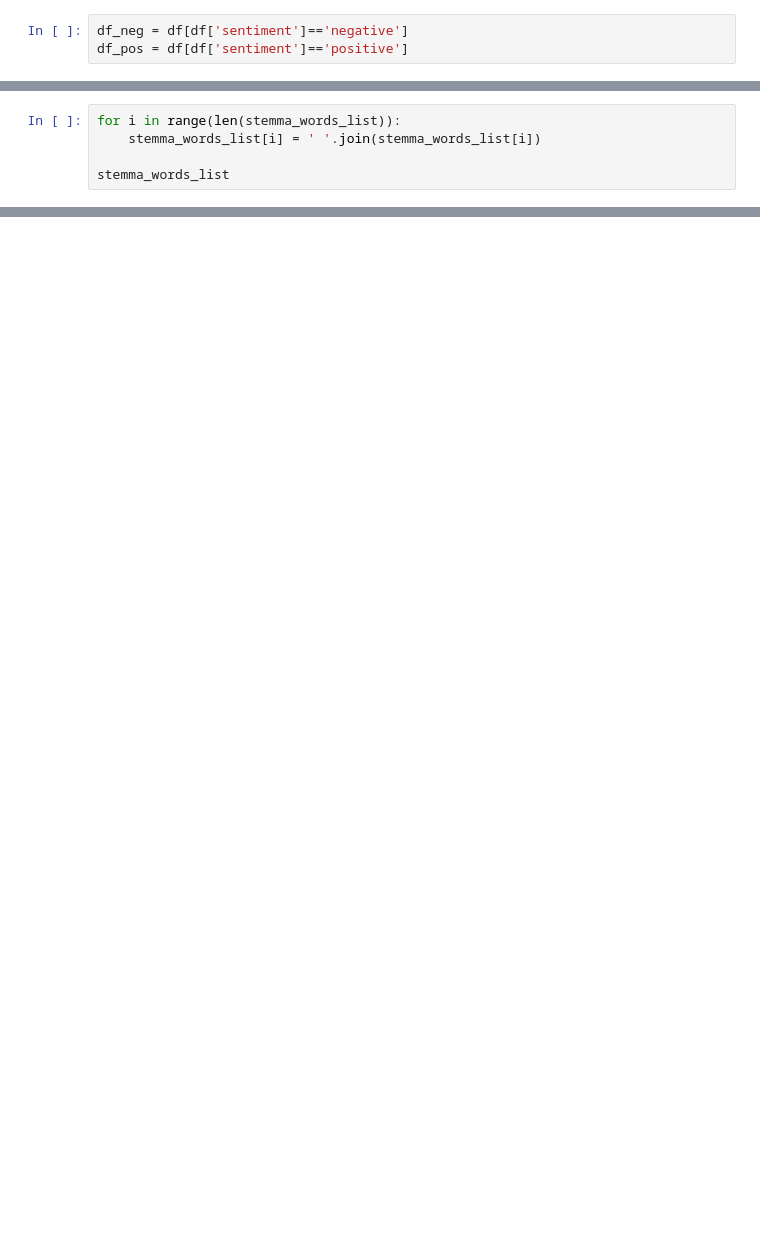
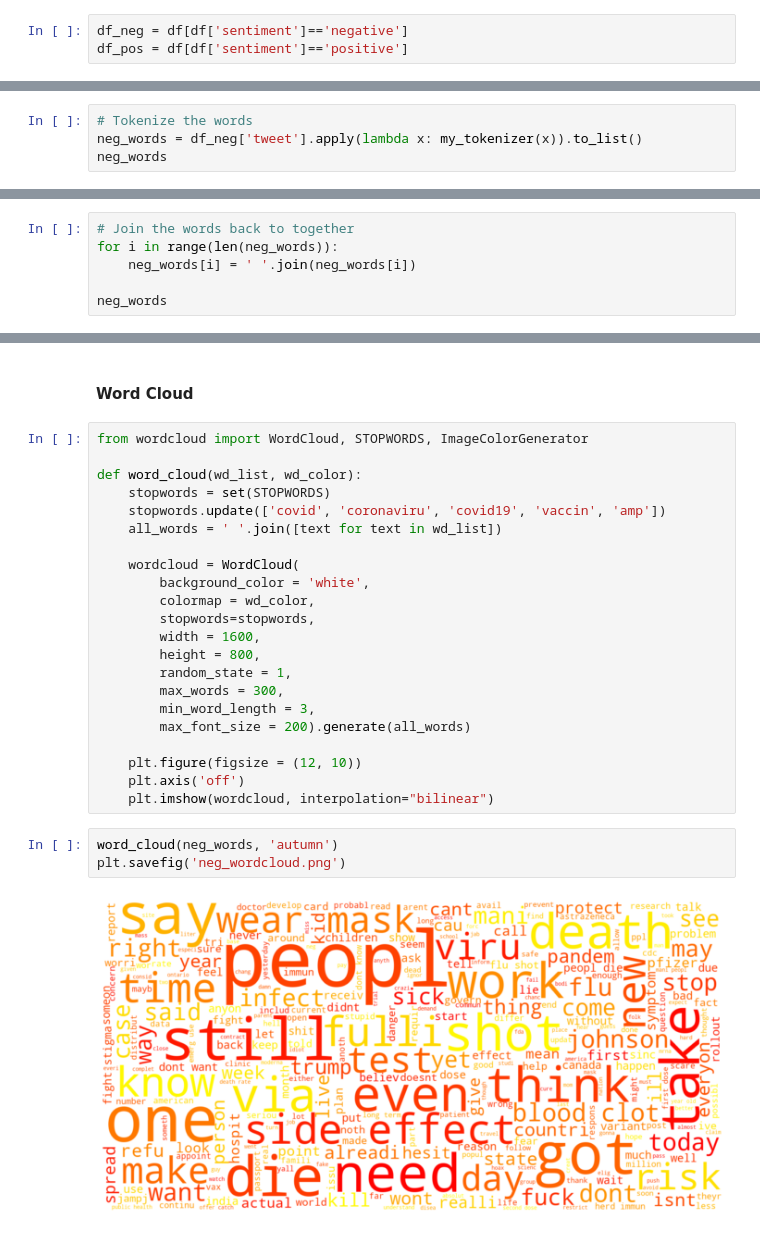
Before and after one commit to rachel-jfc/Covid-19_Vaccine_Sentiment_Analysis_on_Twitter, a Jupyter notebook: EDA_and_Modeling.ipynb, the cells around one changed output, grey strips where cells are left out. Saved outputs shown, nothing was run; the diff lists cells and outputs as text; blank space fills up the shorter version.

```diff
--- a/EDA_and_Modeling.ipynb
+++ b/EDA_and_Modeling.ipynb
@@ -345,5 +231,0 @@ for i in range(0, len(tokenized_words_list)):
-# %%
-for i in range(len(stemma_words_list)):
-    stemma_words_list[i] = ' '.join(stemma_words_list[i])
-
-stemma_words_list
@@ -456,0 +337,4 @@ group by day, average sentiment
+# %%
+# Tokenize the words
+neg_words = df_neg['tweet'].apply(lambda x: my_tokenizer(x)).to_list()
+neg_words
@@ -456,0 +359,6 @@ group by day, average sentiment
+# %%
+# Join the words back to together
+for i in range(len(neg_words)):
+    neg_words[i] = ' '.join(neg_words[i])
+
+neg_words
@@ -456,0 +415,29 @@ group by day, average sentiment
+# %% [markdown]
+#### Word Cloud
+# %%
+from wordcloud import WordCloud, STOPWORDS, ImageColorGenerator
+
+def word_cloud(wd_list, wd_color):
+    stopwords = set(STOPWORDS)
+    stopwords.update(['covid', 'coronaviru', 'covid19', 'vaccin', 'amp'])
+    all_words = ' '.join([text for text in wd_list])
+
+    wordcloud = WordCloud(
+        background_color = 'white',
+        colormap = wd_color,
+        stopwords=stopwords,
+        width = 1600,
+        height = 800,
+        random_state = 1,
+        max_words = 300,
+        min_word_length = 3,
+        max_font_size = 200).generate(all_words)
+
+    plt.figure(figsize = (12, 10))
+    plt.axis('off')
+    plt.imshow(wordcloud, interpolation="bilinear")
+# %%
+word_cloud(neg_words, 'autumn')
+plt.savefig('neg_wordcloud.png')
+# %% [output]
+[figure, added]
```
Also changed, not shown: parts of 158 cells of this notebook, 2 other files.
